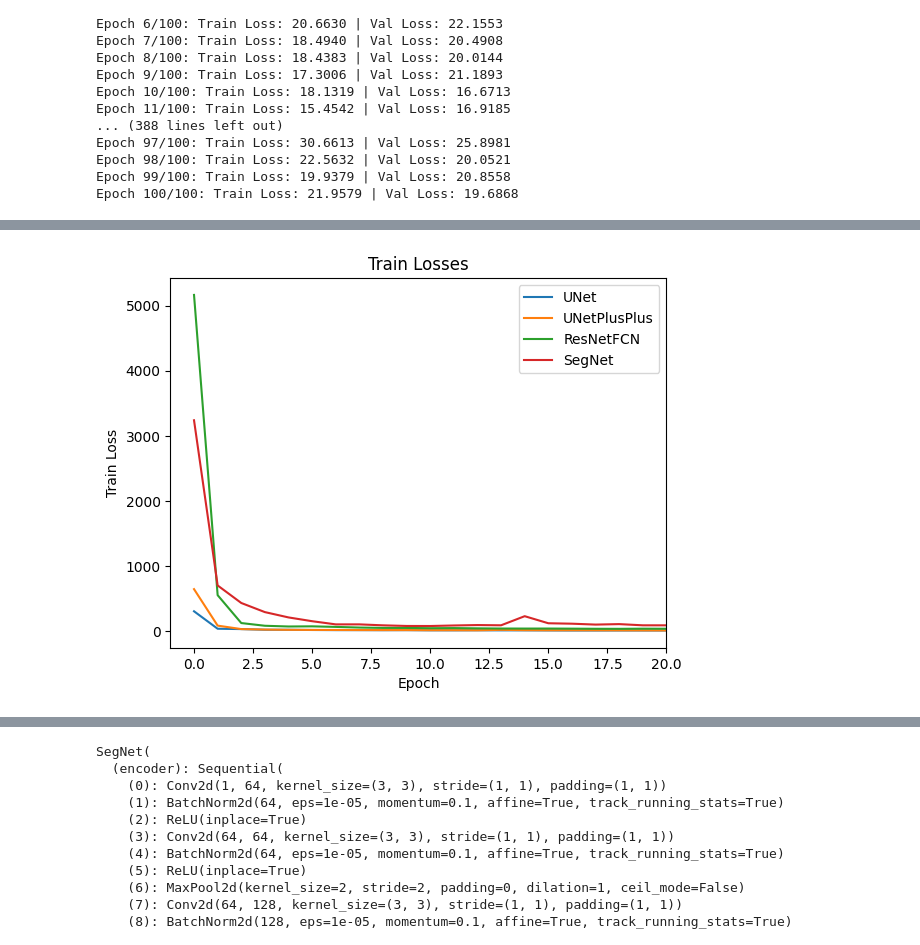
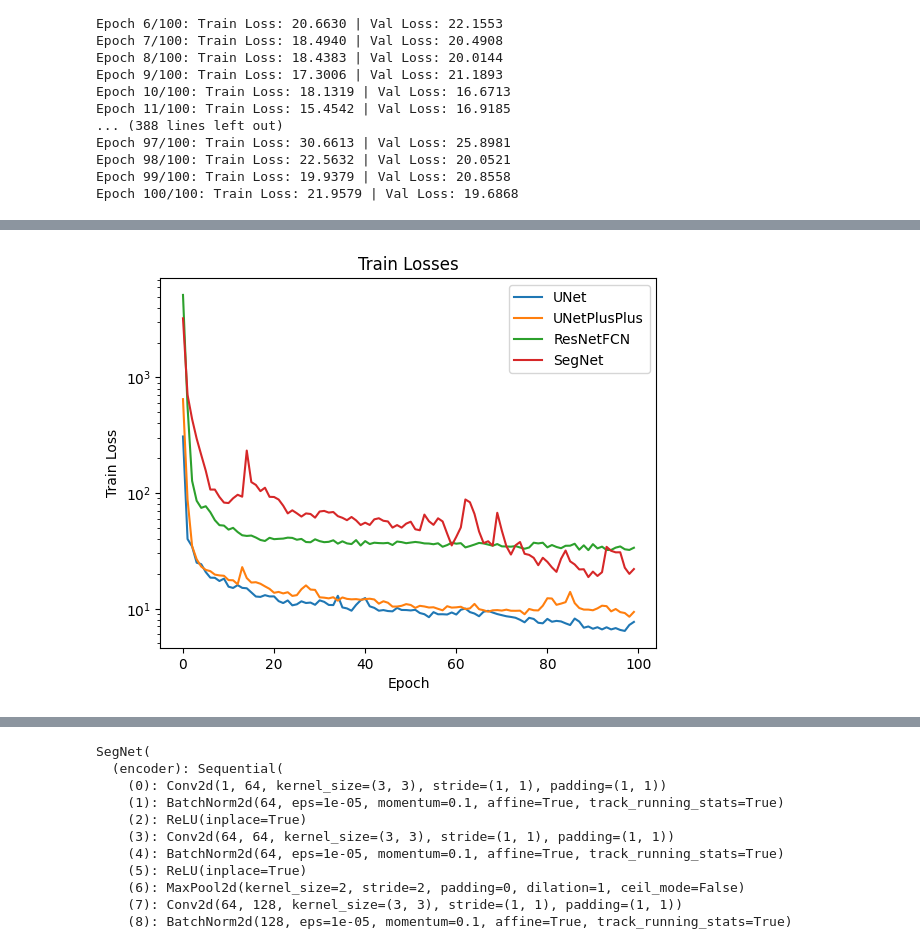
Before and after one commit to IsraFields/ProyectoIntegrador, a Jupyter notebook: Avance4_Equipo14.ipynb, the cells around one changed output, grey strips where cells are left out. Cells and saved outputs as stored; diff of their text form; code cells hidden in the pictures.

```diff
--- a/Avance4_Equipo14.ipynb
+++ b/Avance4_Equipo14.ipynb
@@ -221,14 +227,15 @@ Epoch 100/100: Train Loss: 21.9579 | Val Loss: 19.6868
 # %%
 #plot train losses, 1 plot for all
-
 fig, ax = plt.subplots()
 for train_losses in train_losses_list:
     ax.plot(train_losses)
 ax.set_xlabel('Epoch')
 ax.set_ylabel('Train Loss')
 ax.set_title('Train Losses')
-ax.set_xlim([-1, 20])
+#sadd legend
+
+ax.set_yscale('log')
 plt.legend([model.__class__.__name__ for model in models])
 plt.show()
 # %% [output]
-[figure, old version]
+[figure, new version]
```
Also changed, not shown: parts of 10 cells of this notebook, 1 other file.
